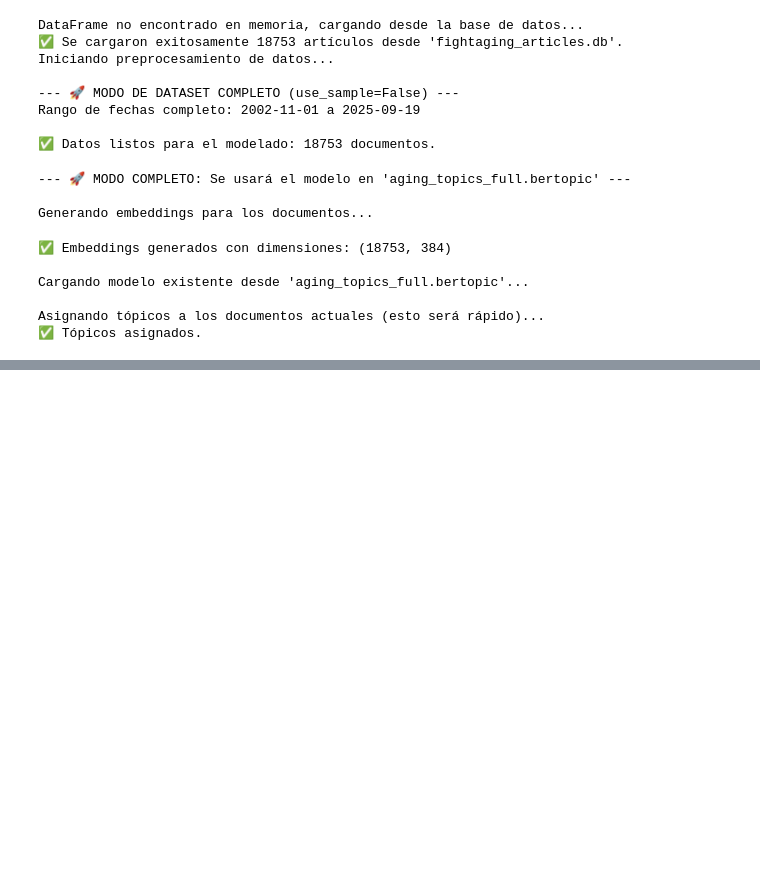
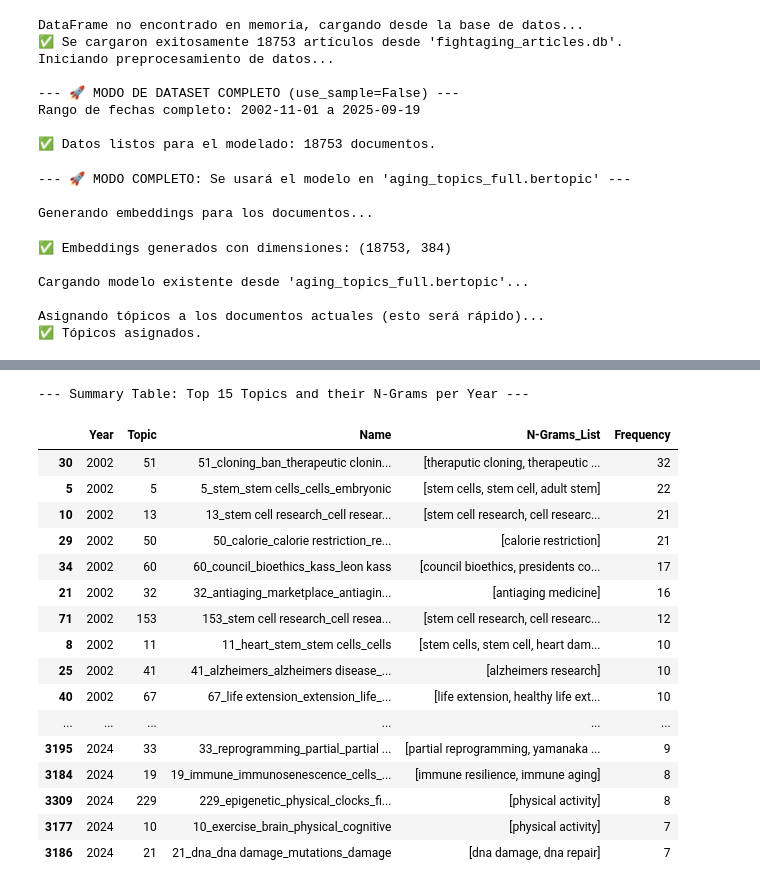
Before and after one commit to CesarPuentes/FightAgingLiteratureAnalysis, a Jupyter notebook: 4. BERT_Topic_Analysis.ipynb, the cells around one changed output, grey strips where cells are left out. Saved outputs shown, nothing was run; the diff lists cells and outputs as text; code cells hidden in the pictures; blank space fills up the shorter version.

```diff
--- a/4. BERT_Topic_Analysis.ipynb
+++ b/4. BERT_Topic_Analysis.ipynb
@@ -488,0 +514,39 @@ else:
+# %%
+# Cell 9: Display Top Topics Per Year (with Full Output)
+
+# Ensure the prepared dataframe from the previous cell exists
+if 'df_ngrams_prepared' in locals():
+    # ==============================================================================
+    # --- 2. Display Top 15 Topics Per Year Summary Table 📋 ---
+    # ==============================================================================
+    print("--- Summary Table: Top 15 Topics and their N-Grams per Year ---")
+
+    # Group by year and take the top 15 entries for each year
+    top_15_summary_table = df_ngrams_prepared.groupby('Year').head(15)
+
+    # --- FIX: Temporarily set pandas display options to show all rows ---
+    with pd.option_context('display.max_rows', None, 'display.max_columns', None):
+        # Display the resulting summary table, now including Topic ID and the N-Grams
+        display(top_15_summary_table[['Year', 'Topic', 'Name', 'N-Grams_List', 'Frequency']])
+
+else:
+    print("The prepared dataframe ('df_ngrams_prepared') is not available. Please run the previous cell first.")
+# %% [output]
+--- Summary Table: Top 15 Topics and their N-Grams per Year ---
+|  | Year | Topic | Name | N-Grams_List | Frequency |
+| 30 | 2002 | 51 | 51_cloning_ban_therapeutic clonin... | [theraputic cloning, therapeutic ... | 32 |
+| 5 | 2002 | 5 | 5_stem_stem cells_cells_embryonic | [stem cells, stem cell, adult stem] | 22 |
+| 10 | 2002 | 13 | 13_stem cell research_cell resear... | [stem cell research, cell researc... | 21 |
+| 29 | 2002 | 50 | 50_calorie_calorie restriction_re... | [calorie restriction] | 21 |
+| 34 | 2002 | 60 | 60_council_bioethics_kass_leon kass | [council bioethics, presidents co... | 17 |
+| 21 | 2002 | 32 | 32_antiaging_marketplace_antiagin... | [antiaging medicine] | 16 |
+| 71 | 2002 | 153 | 153_stem cell research_cell resea... | [stem cell research, cell researc... | 12 |
+| 8 | 2002 | 11 | 11_heart_stem_stem cells_cells | [stem cells, stem cell, heart dam... | 10 |
+| 25 | 2002 | 41 | 41_alzheimers_alzheimers disease_... | [alzheimers research] | 10 |
+| 40 | 2002 | 67 | 67_life extension_extension_life_... | [life extension, healthy life ext... | 10 |
+| ... | ... | ... | ... | ... | ... |
+| 3195 | 2024 | 33 | 33_reprogramming_partial_partial ... | [partial reprogramming, yamanaka ... | 9 |
+| 3184 | 2024 | 19 | 19_immune_immunosenescence_cells_... | [immune resilience, immune aging] | 8 |
+| 3309 | 2024 | 229 | 229_epigenetic_physical_clocks_fi... | [physical activity] | 8 |
+| 3177 | 2024 | 10 | 10_exercise_brain_physical_cognitive | [physical activity] | 7 |
+| 3186 | 2024 | 21 | 21_dna_dna damage_mutations_damage | [dna damage, dna repair] | 7 |
```
Also changed, not shown: parts of 11 cells of this notebook, 4 other files.
